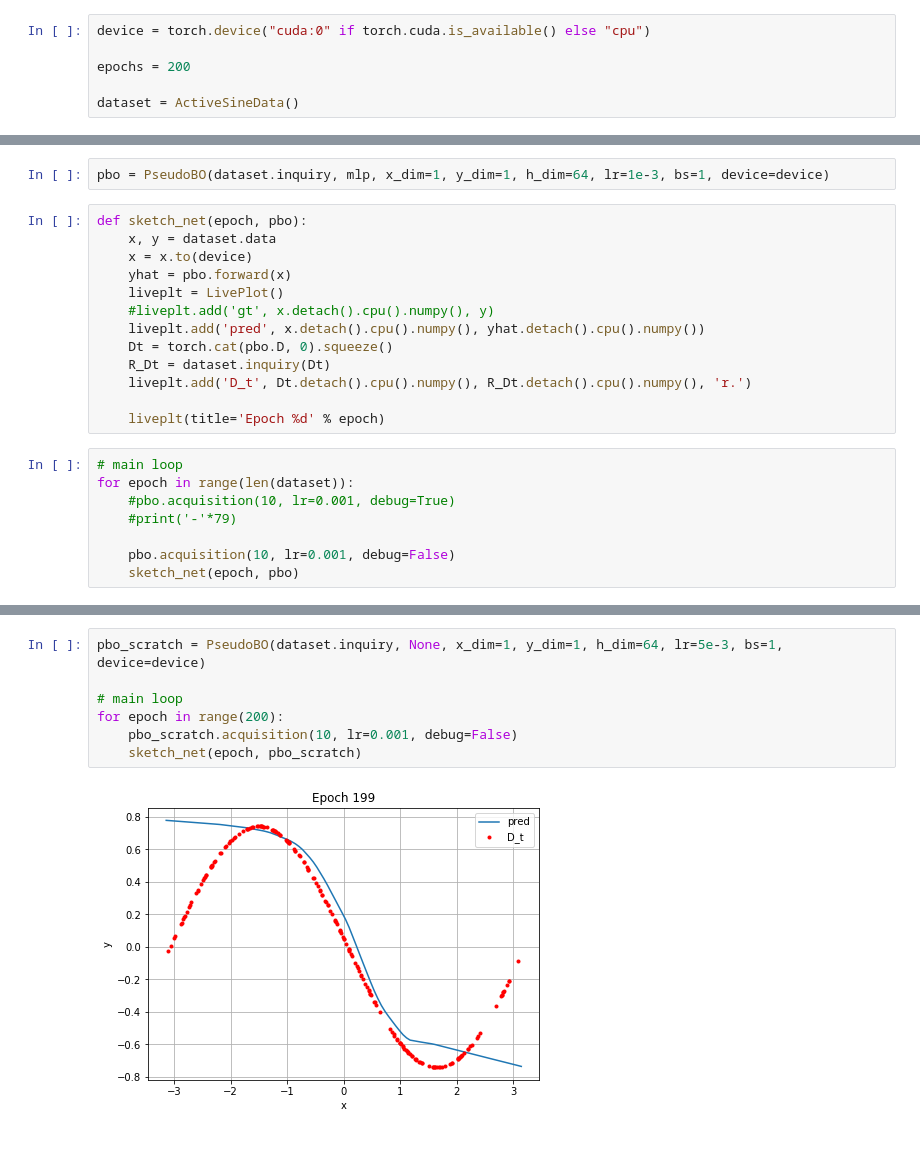
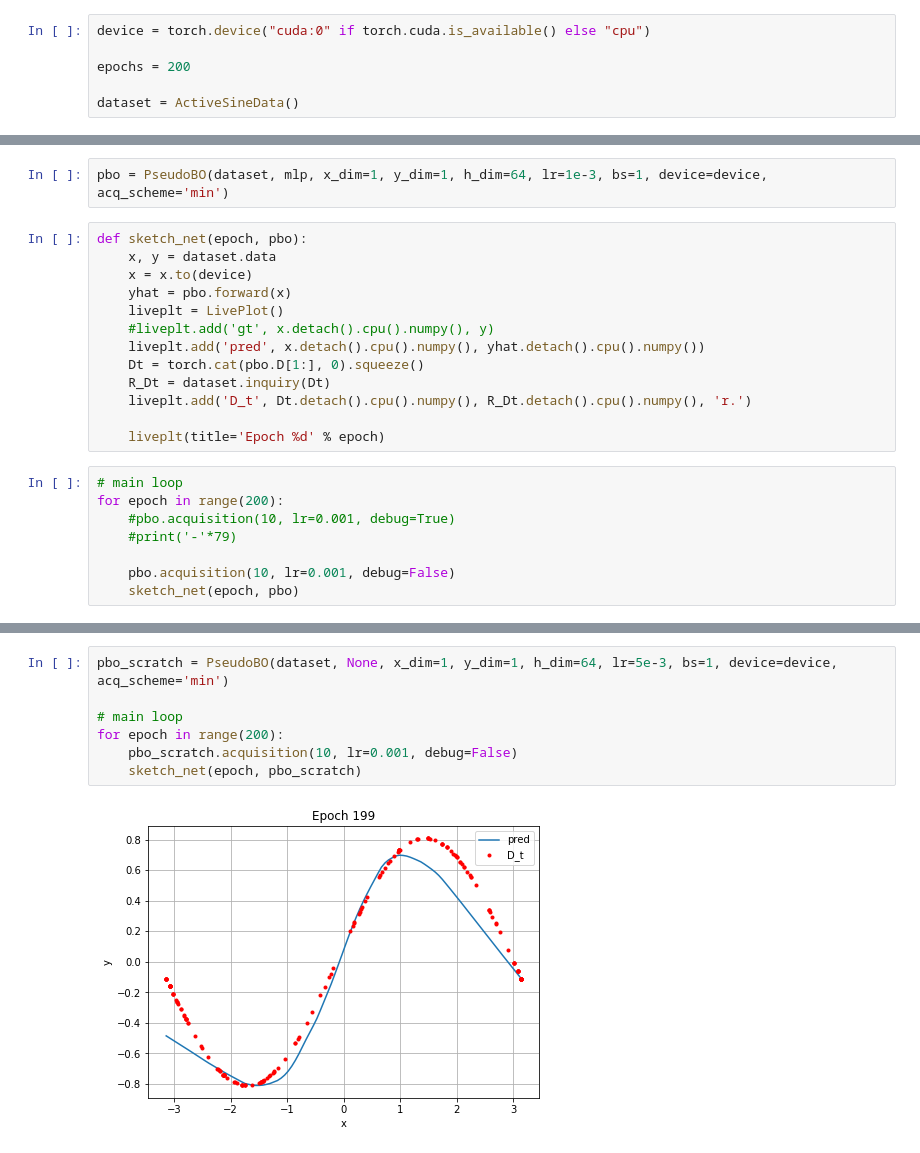
Before and after one commit to hushell/active_BO, a Jupyter notebook: pseudo_BO.ipynb, the cells around one changed output, grey strips where cells are left out. Drawn from its saved outputs; the diff is of its cells as text.

```diff
--- a/pseudo_BO.ipynb
+++ b/pseudo_BO.ipynb
@@ -64,5 +64,5 @@ for epoch in range(epochs):
 # %%
-pbo = PseudoBO(dataset.inquiry, mlp, x_dim=1, y_dim=1, h_dim=64, lr=1e-3, bs=1, device=device)
+pbo = PseudoBO(dataset, mlp, x_dim=1, y_dim=1, h_dim=64, lr=1e-3, bs=1, device=device, acq_scheme='min')
 # %%
 def sketch_net(epoch, pbo):
     x, y = dataset.data
@@ -71,14 +71,14 @@ def sketch_net(epoch, pbo):
     liveplt = LivePlot()
     #liveplt.add('gt', x.detach().cpu().numpy(), y)
     liveplt.add('pred', x.detach().cpu().numpy(), yhat.detach().cpu().numpy())
-    Dt = torch.cat(pbo.D, 0).squeeze()
+    Dt = torch.cat(pbo.D[1:], 0).squeeze()
     R_Dt = dataset.inquiry(Dt)
     liveplt.add('D_t', Dt.detach().cpu().numpy(), R_Dt.detach().cpu().numpy(), 'r.')
 
     liveplt(title='Epoch %d' % epoch)
 # %%
 # main loop
-for epoch in range(len(dataset)):
+for epoch in range(200):
     #pbo.acquisition(10, lr=0.001, debug=True)
     #print('-'*79)
 
@@ -89,9 +89,9 @@ for epoch in range(len(dataset)):
 # %%
-pbo_scratch = PseudoBO(dataset.inquiry, None, x_dim=1, y_dim=1, h_dim=64, lr=5e-3, bs=1, device=device)
+pbo_scratch = PseudoBO(dataset, None, x_dim=1, y_dim=1, h_dim=64, lr=5e-3, bs=1, device=device, acq_scheme='min')
 
 # main loop
 for epoch in range(200):
     pbo_scratch.acquisition(10, lr=0.001, debug=False)
     sketch_net(epoch, pbo_scratch)
 # %% [output]
-[figure, old version]
+[figure, new version]
```
Also changed, not shown: parts of 2 cells of this notebook, 1 other file.
